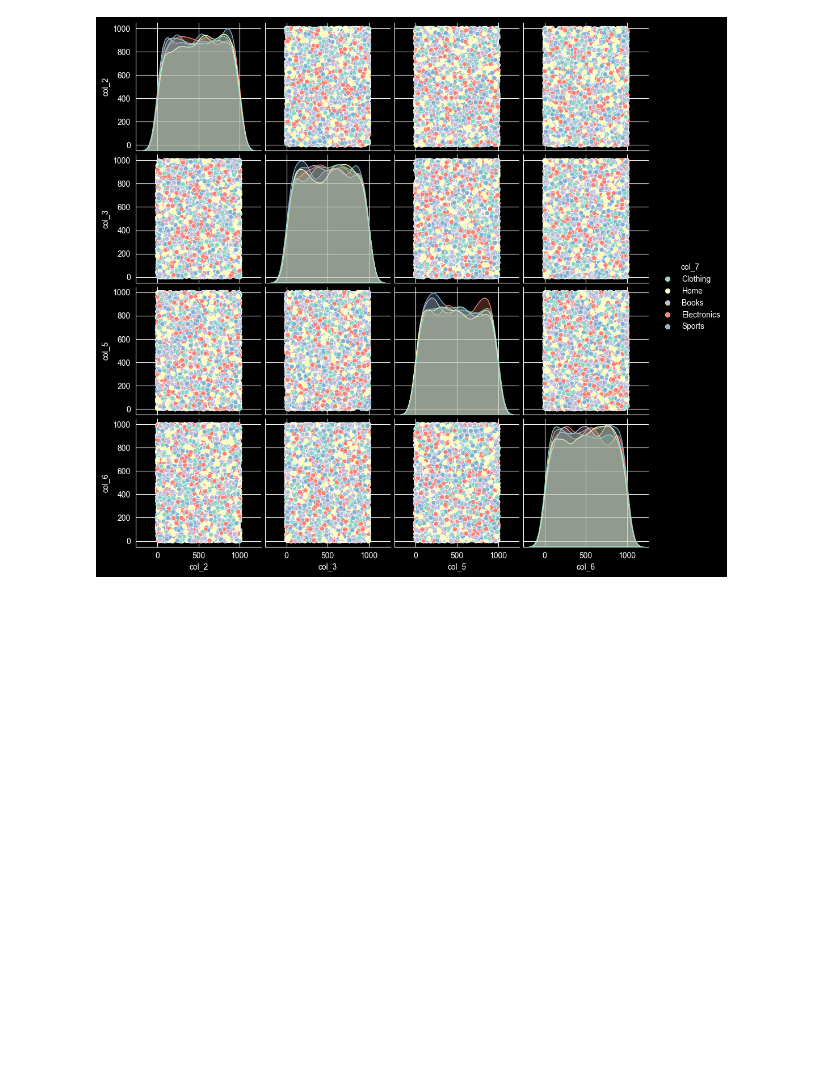
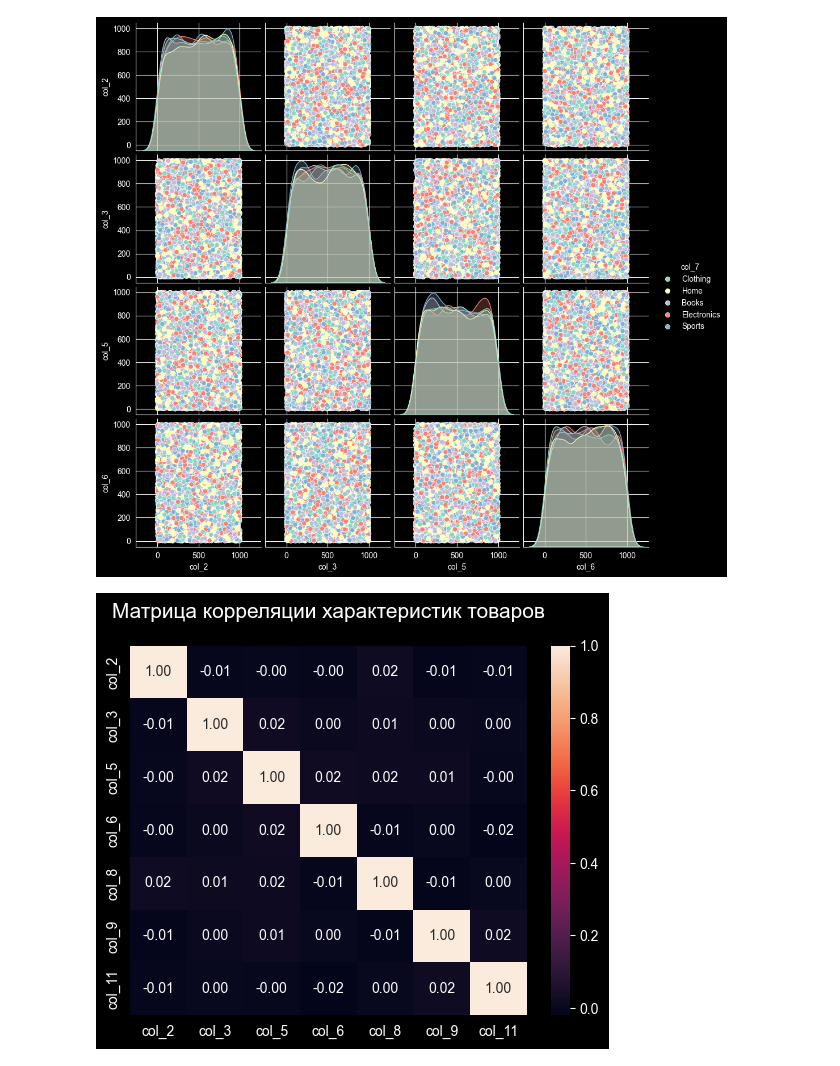
Before and after one commit to xeno-wq/homework, a Jupyter notebook: lab6.ipynb, the cells around one changed output. Cells and saved outputs as stored; diff of their text form; code cells hidden in the pictures; blank space fills up the shorter version.

```diff
--- a/lab6.ipynb
+++ b/lab6.ipynb
@@ -178,3 +180,11 @@ sns.pairplot(df_12, hue="col_7")
 plt.show()
 # %% [output]
 [figure]
+# %%
+sns.heatmap(matrix_crl,         #1.13
+            annot=True,
+            fmt=".2f")
+plt.title('Матрица корреляции характеристик товаров', fontsize=15, pad=20)
+plt.show()
+# %% [output]
+[figure, added]
```
Also changed, not shown: parts of 25 cells of this notebook, 2 other files.
